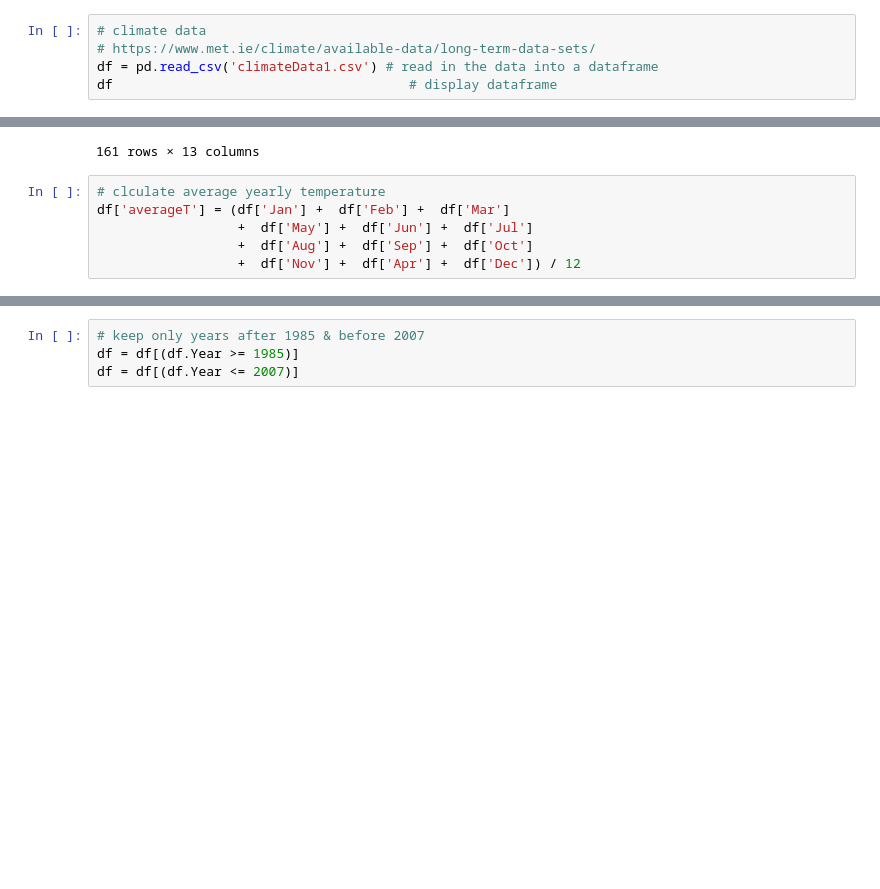
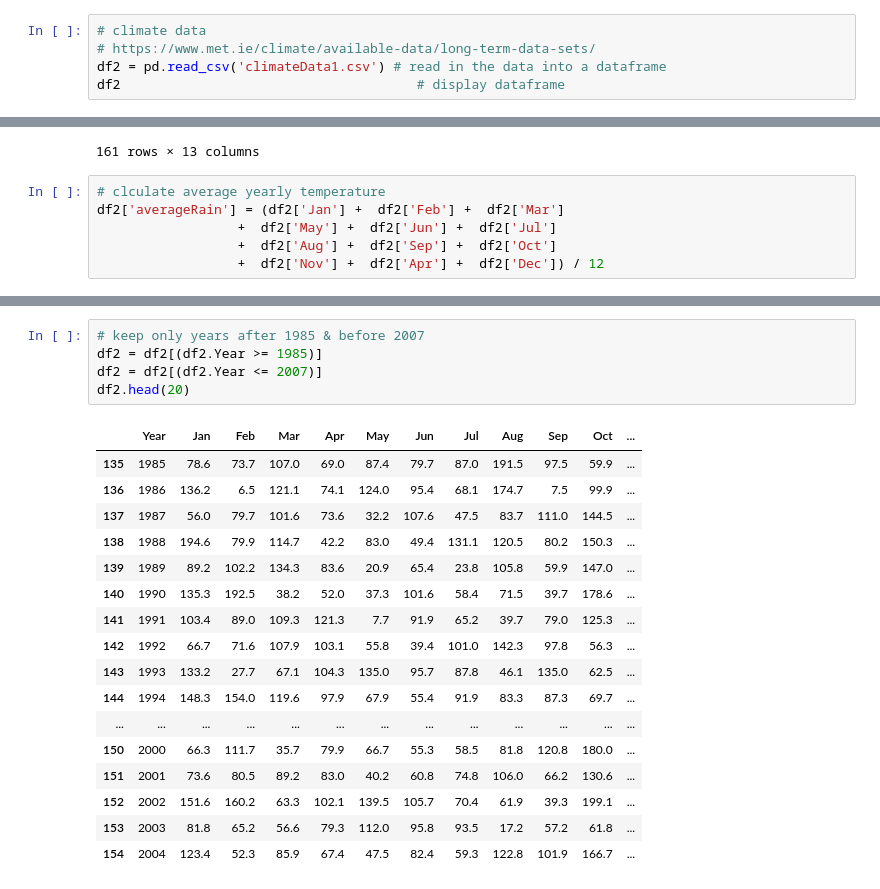
Before and after one commit to Vitalismirnov/CA2_Smirnoff, a Jupyter notebook: CA2_VitalisSmirnovs.ipynb, the cells around one changed output, grey strips where cells are left out. Cells and saved outputs as stored; diff of their text form; blank space fills up the shorter version.

Commit message:
data merge

```diff
--- a/CA2_VitalisSmirnovs.ipynb
+++ b/CA2_VitalisSmirnovs.ipynb
@@ -133,8 +133,8 @@ max    2007.000000  132.000000  386.200000   73.700000  2500.900000
 # %%
 # climate data
 # https://www.met.ie/climate/available-data/long-term-data-sets/
-df = pd.read_csv('climateData1.csv') # read in the data into a dataframe
-df                                      # display dataframe
+df2 = pd.read_csv('climateData1.csv') # read in the data into a dataframe
+df2                                      # display dataframe
 # %% [output]
 |  | Year | Jan | Feb | Mar | Apr | May | Jun | Jul | Aug | Sep | Oct | ... |
 | 0 | 1850 | 113.5 | 86.4 | 38.6 | 138.3 | 59.7 | 54.5 | 103.4 | 76.3 | 70.5 | 62.7 | ... |
@@ -151,7 +151,7 @@ df                                      # display dataframe
 161 rows × 13 columns
 # %%
 # clculate average yearly temperature
-df['averageT'] = (df['Jan'] +  df['Feb'] +  df['Mar']
-                  +  df['May'] +  df['Jun'] +  df['Jul']
-                  +  df['Aug'] +  df['Sep'] +  df['Oct']
-                  +  df['Nov'] +  df['Apr'] +  df['Dec']) / 12
+df2['averageRain'] = (df2['Jan'] +  df2['Feb'] +  df2['Mar']
+                  +  df2['May'] +  df2['Jun'] +  df2['Jul']
+                  +  df2['Aug'] +  df2['Sep'] +  df2['Oct']
+                  +  df2['Nov'] +  df2['Apr'] +  df2['Dec']) / 12
@@ -174,5 +174,24 @@ df
 # %%
 # keep only years after 1985 & before 2007
-df = df[(df.Year >= 1985)]
-df = df[(df.Year <= 2007)]
+df2 = df2[(df2.Year >= 1985)]
+df2 = df2[(df2.Year <= 2007)]
+df2.head(20)
+# %% [output]
+|  | Year | Jan | Feb | Mar | Apr | May | Jun | Jul | Aug | Sep | Oct | ... |
+| 135 | 1985 | 78.6 | 73.7 | 107.0 | 69.0 | 87.4 | 79.7 | 87.0 | 191.5 | 97.5 | 59.9 | ... |
+| 136 | 1986 | 136.2 | 6.5 | 121.1 | 74.1 | 124.0 | 95.4 | 68.1 | 174.7 | 7.5 | 99.9 | ... |
+| 137 | 1987 | 56.0 | 79.7 | 101.6 | 73.6 | 32.2 | 107.6 | 47.5 | 83.7 | 111.0 | 144.5 | ... |
+| 138 | 1988 | 194.6 | 79.9 | 114.7 | 42.2 | 83.0 | 49.4 | 131.1 | 120.5 | 80.2 | 150.3 | ... |
+| 139 | 1989 | 89.2 | 102.2 | 134.3 | 83.6 | 20.9 | 65.4 | 23.8 | 105.8 | 59.9 | 147.0 | ... |
+| 140 | 1990 | 135.3 | 192.5 | 38.2 | 52.0 | 37.3 | 101.6 | 58.4 | 71.5 | 39.7 | 178.6 | ... |
+| 141 | 1991 | 103.4 | 89.0 | 109.3 | 121.3 | 7.7 | 91.9 | 65.2 | 39.7 | 79.0 | 125.3 | ... |
+| 142 | 1992 | 66.7 | 71.6 | 107.9 | 103.1 | 55.8 | 39.4 | 101.0 | 142.3 | 97.8 | 56.3 | ... |
+| 143 | 1993 | 133.2 | 27.7 | 67.1 | 104.3 | 135.0 | 95.7 | 87.8 | 46.1 | 135.0 | 62.5 | ... |
+| 144 | 1994 | 148.3 | 154.0 | 119.6 | 97.9 | 67.9 | 55.4 | 91.9 | 83.3 | 87.3 | 69.7 | ... |
+| ... | ... | ... | ... | ... | ... | ... | ... | ... | ... | ... | ... | ... |
+| 150 | 2000 | 66.3 | 111.7 | 35.7 | 79.9 | 66.7 | 55.3 | 58.5 | 81.8 | 120.8 | 180.0 | ... |
+| 151 | 2001 | 73.6 | 80.5 | 89.2 | 83.0 | 40.2 | 60.8 | 74.8 | 106.0 | 66.2 | 130.6 | ... |
+| 152 | 2002 | 151.6 | 160.2 | 63.3 | 102.1 | 139.5 | 105.7 | 70.4 | 61.9 | 39.3 | 199.1 | ... |
+| 153 | 2003 | 81.8 | 65.2 | 56.6 | 79.3 | 112.0 | 95.8 | 93.5 | 17.2 | 57.2 | 61.8 | ... |
+| 154 | 2004 | 123.4 | 52.3 | 85.9 | 67.4 | 47.5 | 82.4 | 59.3 | 122.8 | 101.9 | 166.7 | ... |
 # %%
```
Also changed, not shown: parts of 10 cells of this notebook.
